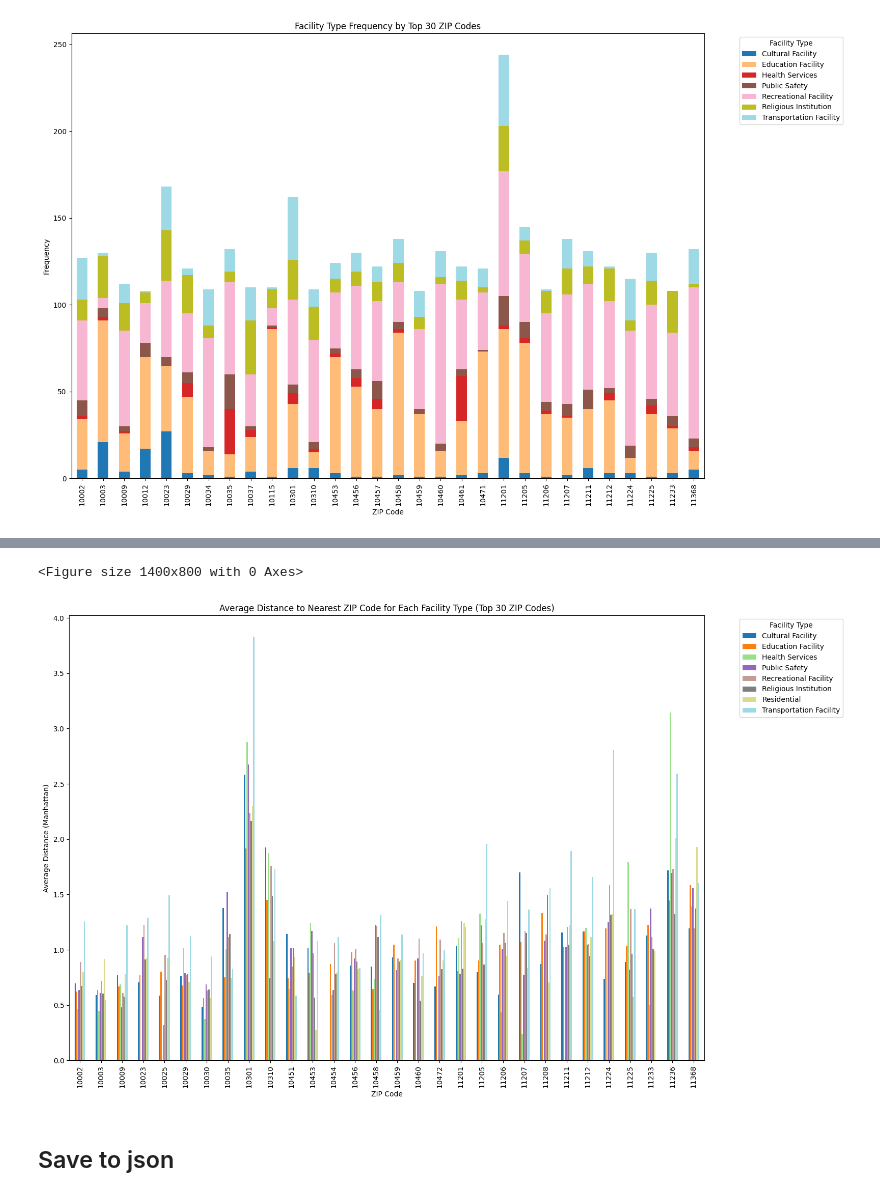
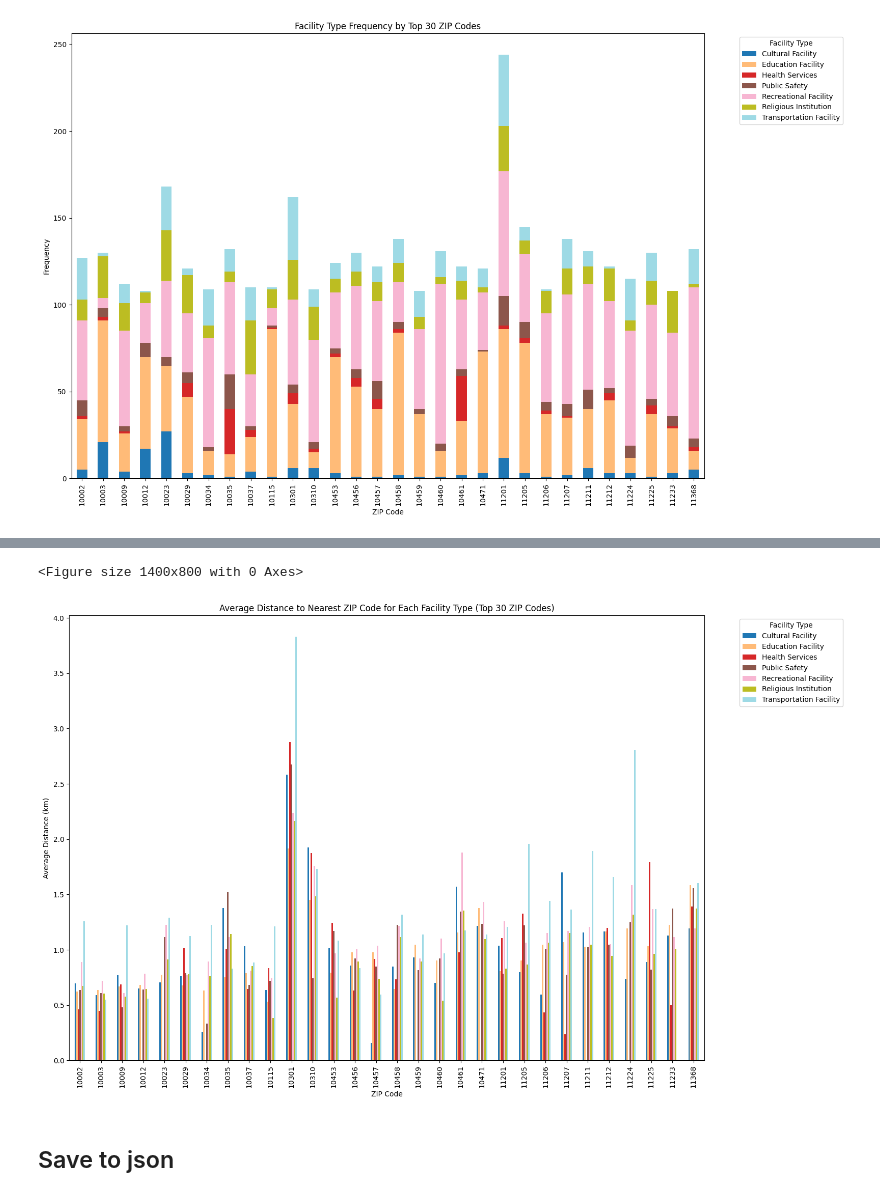
Before and after one commit to NikAkt/reiah, a Jupyter notebook: data_analytics/data_cleaning/amenities_data/amenities_data.ipynb, the cells around one changed output, grey strips where cells are left out. Drawn from its saved outputs; the diff is of its cells as text; code cells hidden in the pictures.

Commit message:
Fixed
- Added facility name and desc

```diff
--- a/data_analytics/data_cleaning/amenities_data/amenities_data.ipynb
+++ b/data_analytics/data_cleaning/amenities_data/amenities_data.ipynb
@@ -250,34 +318,32 @@ facility_data.rename(columns={'FACILITY_T': 'FACILITY_TYPE'}, inplace=True)
 facility_data.to_csv('cleaned_amenities_with_distances.csv', index=False)
 # %%
-import matplotlib.pyplot as plt
-
 facility_data = pd.read_csv('cleaned_amenities_with_distances.csv')
 
 # Calculate the average distance for each facility type by ZIP_CODE
-average_distances = facility_data.groupby(['ZIP_CODE', 'FACILITY_T'])['DISTANCE_TO_FACILITY'].mean().reset_index()
+average_distances = facility_data.groupby(['ZIP_CODE', 'FACILITY_TYPE'])['DISTANCE_TO_FACILITY'].mean().reset_index()
 
 top_zip_codes = facility_data['ZIP_CODE'].value_counts().nlargest(30).index
 
 # Filter
 top_average_distances = average_distances[average_distances['ZIP_CODE'].isin(top_zip_codes)]
 
 # Pivot the data
-pivot_data = top_average_distances.pivot(index='ZIP_CODE', columns='FACILITY_T', values='DISTANCE_TO_FACILITY').fillna(0)
+pivot_data = top_average_distances.pivot(index='ZIP_CODE', columns='FACILITY_TYPE', values='DISTANCE_TO_FACILITY').fillna(0)
 
 # Plot
 plt.figure(figsize=(14, 8))
 pivot_data.plot(kind='bar', colormap='tab20', figsize=(16, 10))
 
 plt.title('Average Distance to Nearest ZIP Code for Each Facility Type (Top 30 ZIP Codes)')
 plt.xlabel('ZIP Code')
 plt.ylabel('Average Distance (km)')
 plt.legend(title='Facility Type', bbox_to_anchor=(1.05, 1), loc='upper left')
 plt.tight_layout()
 
 plt.show()
 # %% [output]
 <Figure size 1400x800 with 0 Axes>
-[figure, old version]
+[figure, new version]
 # %% [markdown]
 ## Save to json
 # %%
```
Also changed, not shown: parts of 24 cells of this notebook, 1 other file.
